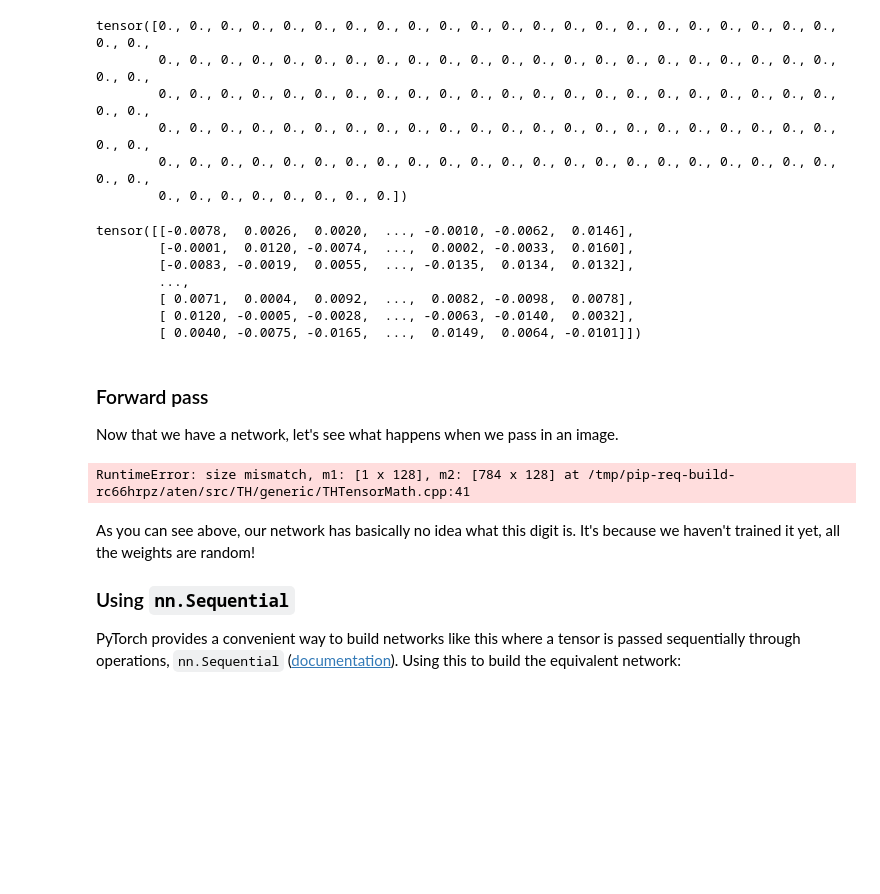
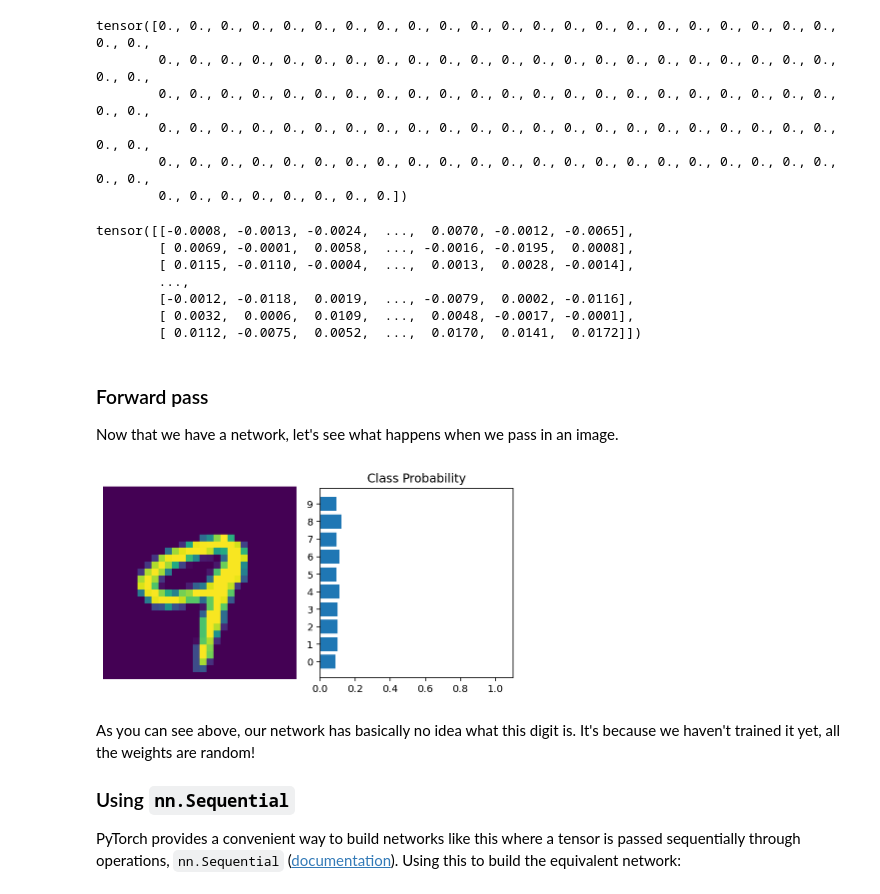
Before and after one commit to chinmaytuw/deep-learning-v2-pytorch, a Jupyter notebook: intro-to-pytorch/Part 2 - Neural Networks in PyTorch (Exercises).ipynb, the cells around one changed output. Cells and saved outputs as stored; diff of their text form; code cells hidden in the pictures; blank space fills up the shorter version.

```diff
--- a/intro-to-pytorch/Part 2 - Neural Networks in PyTorch (Exercises).ipynb
+++ b/intro-to-pytorch/Part 2 - Neural Networks in PyTorch (Exercises).ipynb
@@ -262,29 +262,26 @@ In practice, the ReLU function is used almost exclusively as the activation func
 
 It's good practice to name your layers by their type of network, for instance 'fc' to represent a fully-connected layer. As you code your solution, use `fc1`, `fc2`, and `fc3` as your layer names.
 # %%
-## Your solution here
+## Solution
+
 class Network(nn.Module):
     def __init__(self):
         super().__init__()
-
-        # Inputs to hidden layer linear transformation
+        # Defining the layers, 128, 64, 10 units each
         self.fc1 = nn.Linear(784, 128)
-        self.fc2 = nn.Linear(128,64)
+        self.fc2 = nn.Linear(128, 64)
         # Output layer, 10 units - one for each digit
         self.fc3 = nn.Linear(64, 10)
 
-        # Define sigmoid activation and softmax output
-        self.relu = nn.ReLU()
-        self.softmax = nn.Softmax(dim=1)
+    def forward(self, x):
+        ''' Forward pass through the network, returns the output logits '''
 
-    def forward(self, x):
-        # Pass the input tensor through each of our operations
         x = self.fc1(x)
-        x = self.relu(x)
-        x = self.fc1(x)
-        x = self.relu(x)
+        x = F.relu(x)
+        x = self.fc2(x)
+        x = F.relu(x)
         x = self.fc3(x)
-        x = self.softmax(x, dim=1)
+        x = F.softmax(x, dim=1)
 
         return x
 
@@ -339,13 +334,13 @@ tensor([0., 0., 0., 0., 0., 0., 0., 0., 0., 0., 0., 0., 0., 0., 0., 0., 0., 0.,
 # sample from random normal with standard dev = 0.01
 model.fc1.weight.data.normal_(std=0.01)
 # %% [output]
-tensor([[-0.0078,  0.0026,  0.0020,  ..., -0.0010, -0.0062,  0.0146],
-        [-0.0001,  0.0120, -0.0074,  ...,  0.0002, -0.0033,  0.0160],
-        [-0.0083, -0.0019,  0.0055,  ..., -0.0135,  0.0134,  0.0132],
+tensor([[-0.0008, -0.0013, -0.0024,  ...,  0.0070, -0.0012, -0.0065],
+        [ 0.0069, -0.0001,  0.0058,  ..., -0.0016, -0.0195,  0.0008],
+        [ 0.0115, -0.0110, -0.0004,  ...,  0.0013,  0.0028, -0.0014],
         ...,
-        [ 0.0071,  0.0004,  0.0092,  ...,  0.0082, -0.0098,  0.0078],
-        [ 0.0120, -0.0005, -0.0028,  ..., -0.0063, -0.0140,  0.0032],
-        [ 0.0040, -0.0075, -0.0165,  ...,  0.0149,  0.0064, -0.0101]])
+        [-0.0012, -0.0118,  0.0019,  ..., -0.0079,  0.0002, -0.0116],
+        [ 0.0032,  0.0006,  0.0109,  ...,  0.0048, -0.0017, -0.0001],
+        [ 0.0112, -0.0075,  0.0052,  ...,  0.0170,  0.0141,  0.0172]])
 # %% [markdown]
 ### Forward pass
 
@@ -353,20 +348,20 @@ Now that we have a network, let's see what happens when we pass in an image.
 # %%
 # Grab some data
 dataiter = iter(trainloader)
 images, labels = dataiter.next()
 
 # Resize images into a 1D vector, new shape is (batch size, color channels, image pixels)
-images.resize_(images.shape[0], 1, 784)
+images.resize_(64, 1, 784)
 # or images.resize_(images.shape[0], 1, 784) to automatically get batch size
 
 # Forward pass through the network
 img_idx = 0
 ps = model.forward(images[img_idx,:])
 
 img = images[img_idx]
 helper.view_classify(img.view(1, 28, 28), ps)
 # %% [output]
-RuntimeError: size mismatch, m1: [1 x 128], m2: [784 x 128] at /tmp/pip-req-build-rc66hrpz/aten/src/TH/generic/THTensorMath.cpp:41
+[figure, added]
 # %% [markdown]
 As you can see above, our network has basically no idea what this digit is. It's because we haven't trained it yet, all the weights are random!
 
```
Also changed, not shown: parts of 6 cells of this notebook, 1 other file.
